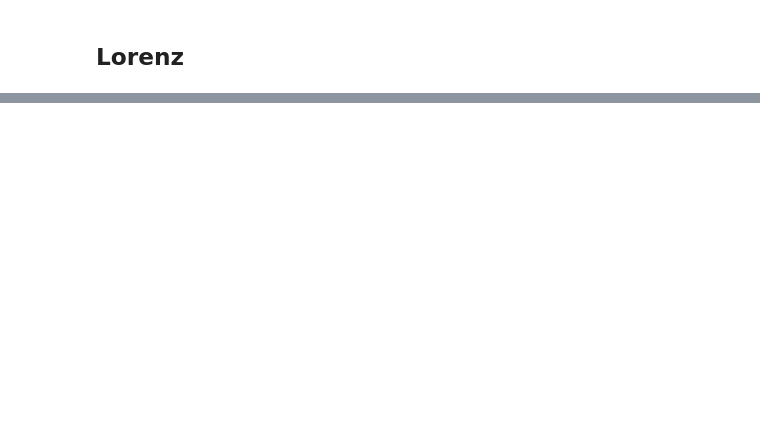
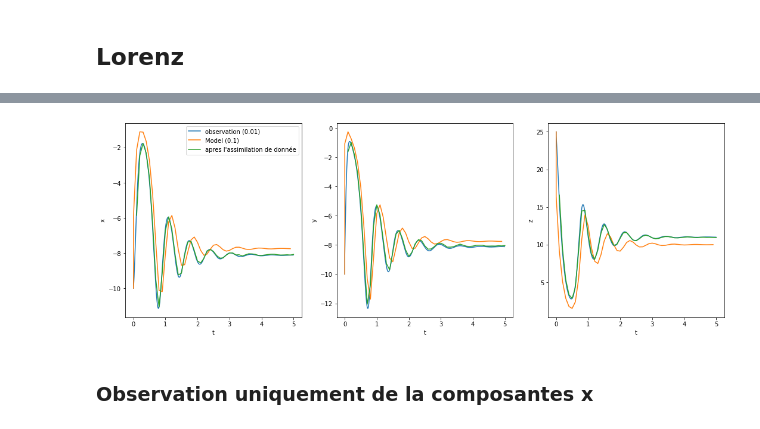
Before and after one commit to master-csmi/2022-m1-lorenz, a Jupyter notebook: kalman filter.ipynb, the cells around one changed output, grey strips where cells are left out. Drawn from its saved outputs; the diff is of its cells as text; code cells hidden in the pictures; blank space fills up the shorter version.

```diff
--- a/kalman filter.ipynb
+++ b/kalman filter.ipynb
@@ -230,0 +302,20 @@ ax1.legend()
+# %%
+def hx(x):
+   return x
+
+
+Q=np.eye(3)*0.1
+R= np.eye(3)*0.01  # matrice de cov associer a la mesure
+
+def read_sensor(index):
+    return np.array([lorenz1[0][index],lorenz1[1][index],lorenz1[2][index]])
+
+
+
+
+tab,tab_temps,tab_cov=assimilation_donnée(x,read_sensor,P,Q,R,3,dt,N,40,hx,fx,γ)
+plot(lorenz1,lorenz2,tab_temps,tab)
+# %% [output]
+[figure, added]
+# %% [markdown]
+### Observation uniquement de la composantes x
```
Also changed, not shown: parts of 25 cells of this notebook.
